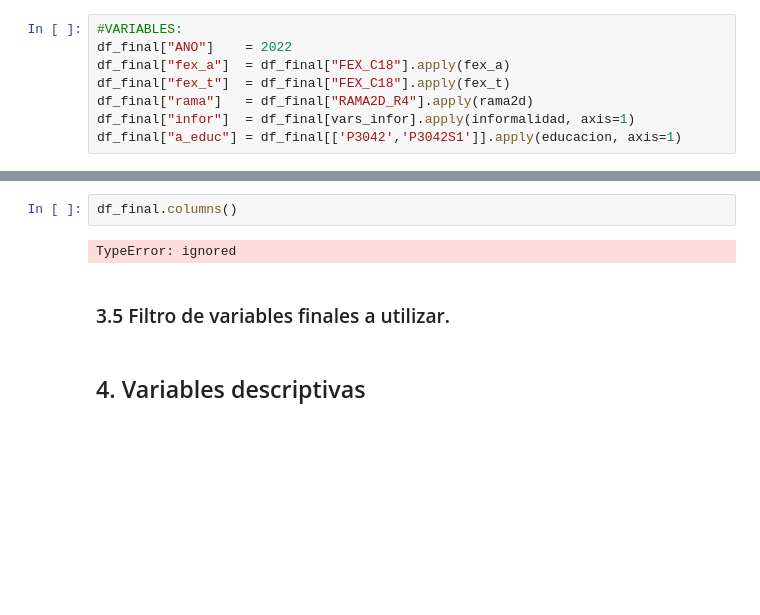
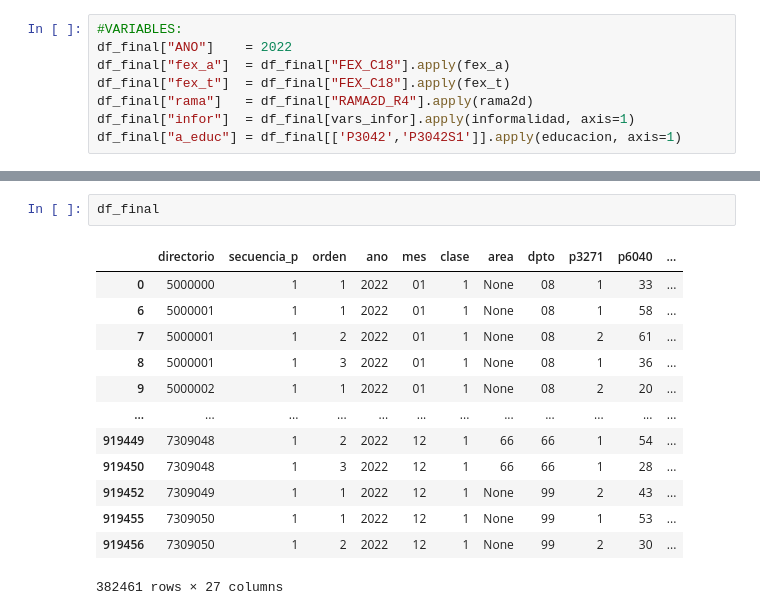
Before and after one commit to caavila96/Colombia_maps_SGR, a Jupyter notebook: informalidad_GEIH.ipynb, the cells around one changed output, grey strips where cells are left out. Saved outputs shown, nothing was run; the diff lists cells and outputs as text; blank space fills up the shorter version.

```diff
--- a/informalidad_GEIH.ipynb
+++ b/informalidad_GEIH.ipynb
@@ -454,8 +586,16 @@ df_final["a_educ"] = df_final[['P3042','P3042S1']].apply(educacion, axis=1)
 # %%
-df_final.columns()
+df_final
 # %% [output]
+|  | directorio | secuencia_p | orden | ano | mes | clase | area | dpto | p3271 | p6040 | ... |
+| 0 | 5000000 | 1 | 1 | 2022 | 01 | 1 | None | 08 | 1 | 33 | ... |
+| 6 | 5000001 | 1 | 1 | 2022 | 01 | 1 | None | 08 | 1 | 58 | ... |
+| 7 | 5000001 | 1 | 2 | 2022 | 01 | 1 | None | 08 | 2 | 61 | ... |
+| 8 | 5000001 | 1 | 3 | 2022 | 01 | 1 | None | 08 | 1 | 36 | ... |
+| 9 | 5000002 | 1 | 1 | 2022 | 01 | 1 | None | 08 | 2 | 20 | ... |
+| ... | ... | ... | ... | ... | ... | ... | ... | ... | ... | ... | ... |
+| 919449 | 7309048 | 1 | 2 | 2022 | 12 | 1 | 66 | 66 | 1 | 54 | ... |
+| 919450 | 7309048 | 1 | 3 | 2022 | 12 | 1 | 66 | 66 | 1 | 28 | ... |
+| 919452 | 7309049 | 1 | 1 | 2022 | 12 | 1 | None | 99 | 2 | 43 | ... |
+| 919455 | 7309050 | 1 | 1 | 2022 | 12 | 1 | None | 99 | 1 | 53 | ... |
+| 919456 | 7309050 | 1 | 2 | 2022 | 12 | 1 | None | 99 | 2 | 30 | ... |
-TypeError: ignored
+382461 rows × 27 columns
-# %% [markdown]
-### 3.5 Filtro de variables finales a utilizar.
-# %% [markdown]
-## 4. Variables descriptivas
```
Also changed, not shown: parts of 16 cells of this notebook.
